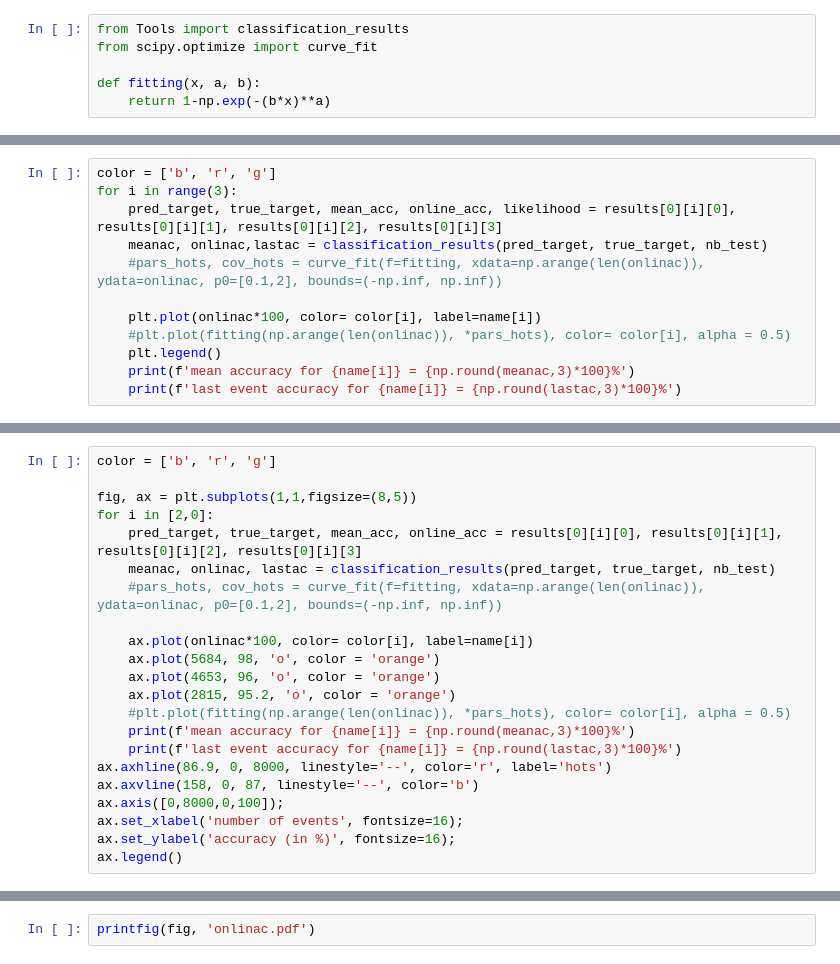
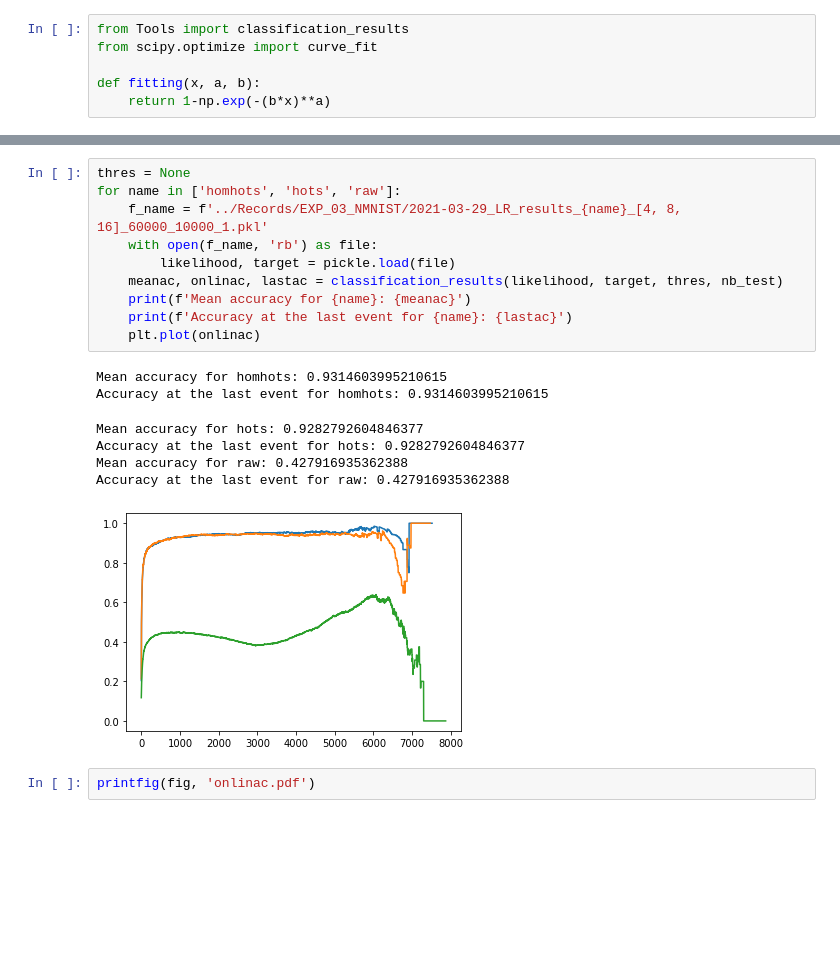
Before and after one commit to SpikeAI/HOTS, a Jupyter notebook: notebooks/RESULTS_03_NMNIST.ipynb, the cells around one changed output, grey strips where cells are left out. Cells and saved outputs as stored; diff of their text form; blank space fills up the shorter version.

```diff
--- a/notebooks/RESULTS_03_NMNIST.ipynb
+++ b/notebooks/RESULTS_03_NMNIST.ipynb
@@ -341,12 +333,0 @@ nb_test = 10000
-# %%
-color = ['b', 'r', 'g']
-for i in range(3):
-    pred_target, true_target, mean_acc, online_acc, likelihood = results[0][i][0], results[0][i][1], results[0][i][2], results[0][i][3]
-    meanac, onlinac,lastac = classification_results(pred_target, true_target, nb_test)
-    #pars_hots, cov_hots = curve_fit(f=fitting, xdata=np.arange(len(onlinac)), ydata=onlinac, p0=[0.1,2], bounds=(-np.inf, np.inf))
-
-    plt.plot(onlinac*100, color= color[i], label=name[i])
-    #plt.plot(fitting(np.arange(len(onlinac)), *pars_hots), color= color[i], alpha = 0.5)
-    plt.legend()
-    print(f'mean accuracy for {name[i]} = {np.round(meanac,3)*100}%')
-    print(f'last event accuracy for {name[i]} = {np.round(lastac,3)*100}%')
@@ -355,22 +333,0 @@ ValueError: not enough values to unpack (expected 5, got 4)
-# %%
-color = ['b', 'r', 'g']
-
-fig, ax = plt.subplots(1,1,figsize=(8,5))
-for i in [2,0]:
-    pred_target, true_target, mean_acc, online_acc = results[0][i][0], results[0][i][1], results[0][i][2], results[0][i][3]
-    meanac, onlinac, lastac = classification_results(pred_target, true_target, nb_test)
-    #pars_hots, cov_hots = curve_fit(f=fitting, xdata=np.arange(len(onlinac)), ydata=onlinac, p0=[0.1,2], bounds=(-np.inf, np.inf))
-
-    ax.plot(onlinac*100, color= color[i], label=name[i])
-    ax.plot(5684, 98, 'o', color = 'orange')
-    ax.plot(4653, 96, 'o', color = 'orange')
-    ax.plot(2815, 95.2, 'o', color = 'orange')
-    #plt.plot(fitting(np.arange(len(onlinac)), *pars_hots), color= color[i], alpha = 0.5)
-    print(f'mean accuracy for {name[i]} = {np.round(meanac,3)*100}%')
-    print(f'last event accuracy for {name[i]} = {np.round(lastac,3)*100}%')
-ax.axhline(86.9, 0, 8000, linestyle='--', color='r', label='hots')
-ax.axvline(158, 0, 87, linestyle='--', color='b')
-ax.axis([0,8000,0,100]);
-ax.set_xlabel('number of events', fontsize=16);
-ax.set_ylabel('accuracy (in %)', fontsize=16);
-ax.legend()
@@ -384,2 +334,20 @@ last event accuracy for online = 93.60000000000001%
+# %%
+thres = None
+for name in ['homhots', 'hots', 'raw']:
+    f_name = f'../Records/EXP_03_NMNIST/2021-03-29_LR_results_{name}_[4, 8, 16]_60000_10000_1.pkl'
+    with open(f_name, 'rb') as file:
+        likelihood, target = pickle.load(file)
+    meanac, onlinac, lastac = classification_results(likelihood, target, thres, nb_test)
+    print(f'Mean accuracy for {name}: {meanac}')
+    print(f'Accuracy at the last event for {name}: {lastac}')
+    plt.plot(onlinac)
+# %% [output]
+Mean accuracy for homhots: 0.9314603995210615
+Accuracy at the last event for homhots: 0.9314603995210615
+Mean accuracy for hots: 0.9282792604846377
+Accuracy at the last event for hots: 0.9282792604846377
+Mean accuracy for raw: 0.427916935362388
+Accuracy at the last event for raw: 0.427916935362388
+[figure, added]
 # %%
 printfig(fig, 'onlinac.pdf')
```
Also changed, not shown: parts of 7 cells of this notebook, 5 other files.
